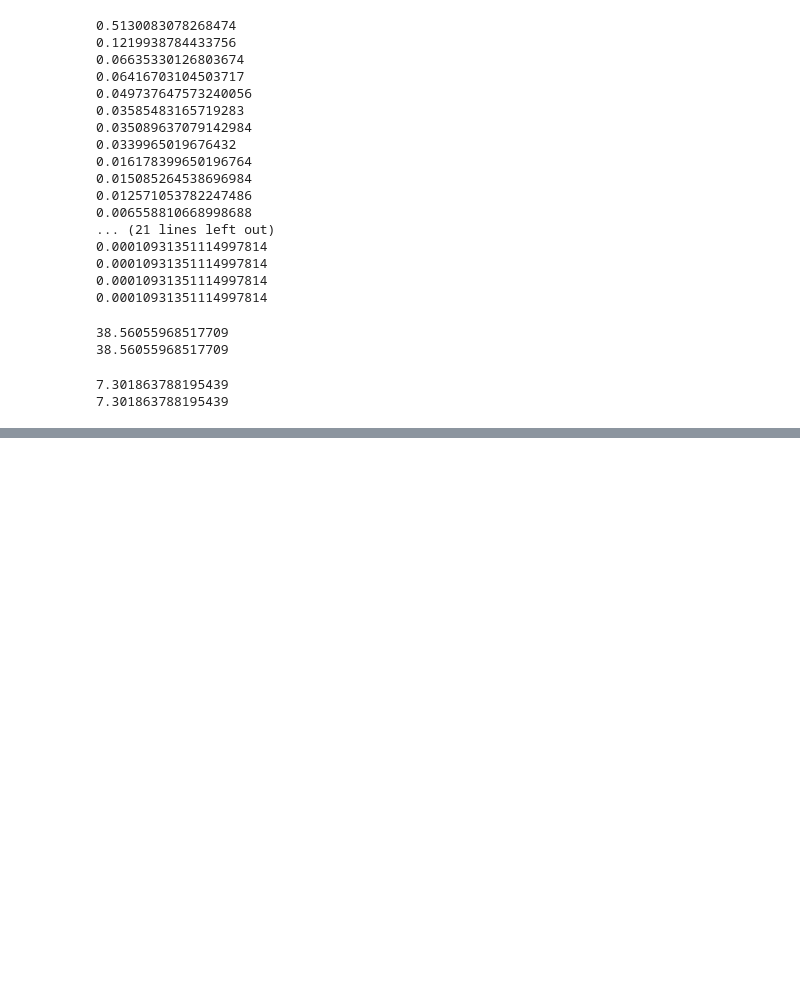
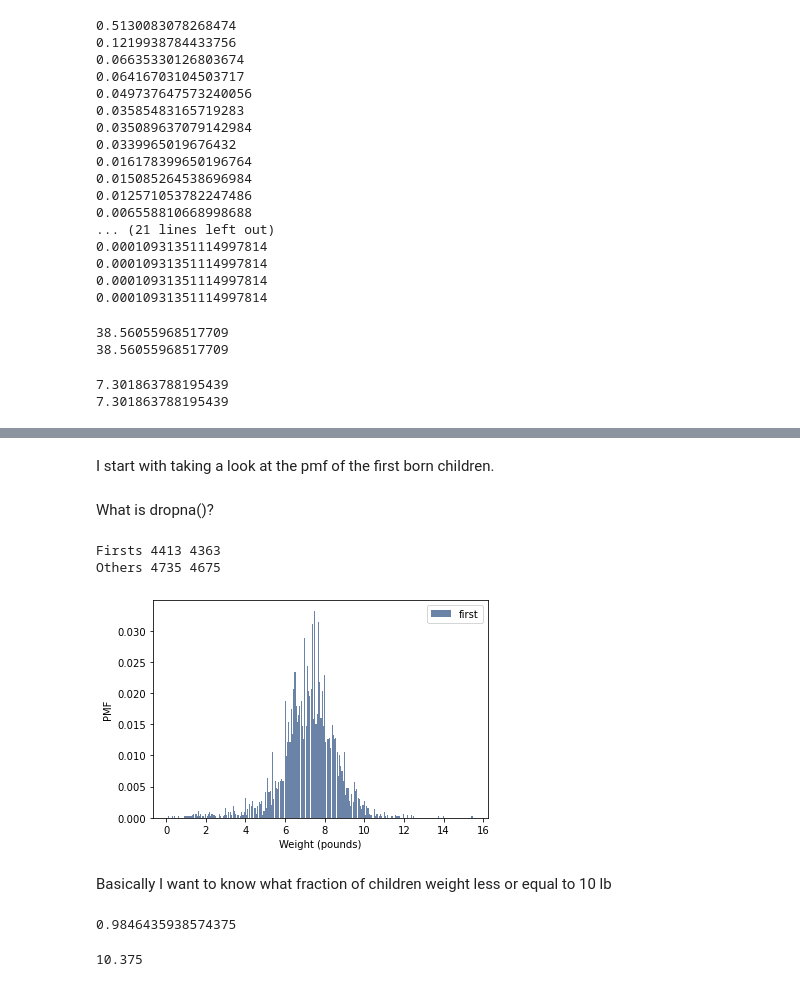
Before and after one commit to EmbraceTEC/ThinkStats2, a Jupyter notebook: code/DT 1 - Exercise day.ipynb, the cells around one changed output, grey strips where cells are left out. Drawn from its saved outputs; the diff is of its cells as text; code cells hidden in the pictures; blank space fills up the shorter version.

```diff
--- a/code/DT 1 - Exercise day.ipynb
+++ b/code/DT 1 - Exercise day.ipynb
@@ -203,0 +231,27 @@ print(pmf.Var())
+# %% [markdown]
+I start with taking a look at the pmf of the first born children.
+# %%
+live, firsts, others = first.MakeFrames()
+# %% [markdown]
+What is dropna()?
+# %%
+first_wgt = firsts.totalwgt_lb
+first_wgt_dropna = first_wgt.dropna()
+print('Firsts', len(first_wgt), len(first_wgt_dropna))
+
+other_wgt = others.totalwgt_lb
+other_wgt_dropna = other_wgt.dropna()
+print('Others', len(other_wgt), len(other_wgt_dropna))
+# %% [output]
+Firsts 4413 4363
+Others 4735 4675
+# %%
+first_pmf = thinkstats2.Pmf(first_wgt_dropna, label='first')
+other_pmf = thinkstats2.Pmf(other_wgt_dropna, label='other')
+# %%
+thinkplot.Hist(first_pmf)
+thinkplot.Config(xlabel='Weight (pounds)', ylabel='PMF')
+# %% [output]
+[figure, added]
+# %% [markdown]
+Basically I want to know what fraction of children weight less or equal to 10 lb
@@ -203,0 +267,4 @@ print(pmf.Var())
+# %%
+print(CDF)
+# %% [output]
+0.9846435938574375
@@ -203,0 +273,4 @@ print(pmf.Var())
+# %%
+cdf.Value(.99)
+# %% [output]
+10.375
```
Also changed, not shown: parts of 19 cells of this notebook, 2 other files.
